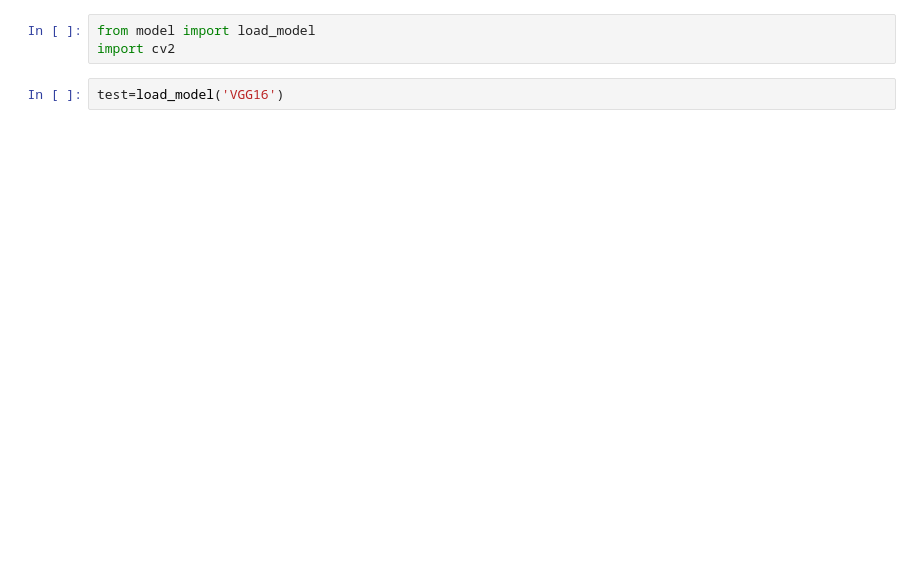
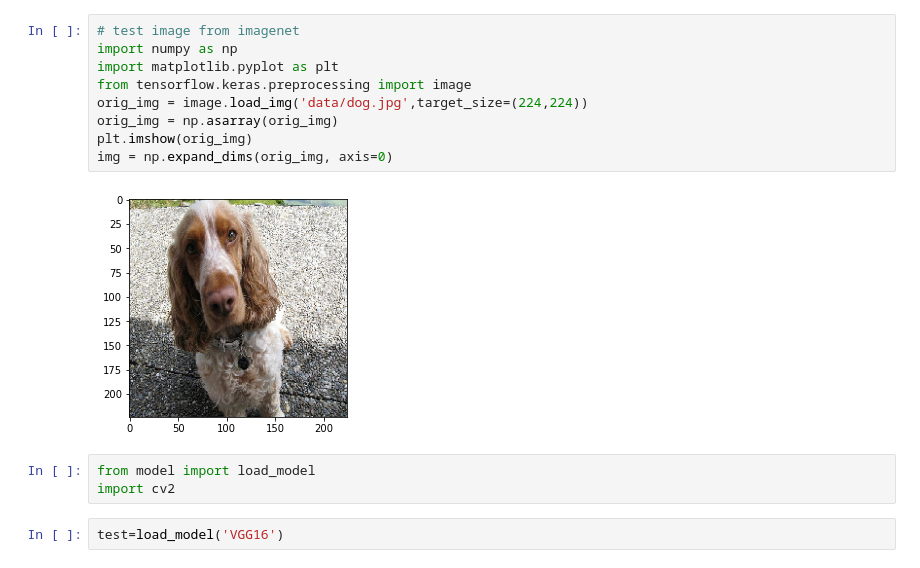
Before and after one commit to anirudhseth/Explanations-using-Grad-CAM, a Jupyter notebook: example.ipynb, the cells around one changed output. Cells and saved outputs as stored; diff of their text form; blank space fills up the shorter version.

```diff
--- a/example.ipynb
+++ b/example.ipynb
@@ -1,3 +1,14 @@
+# %%
+# test image from imagenet
+import numpy as np
+import matplotlib.pyplot as plt
+from tensorflow.keras.preprocessing import image
+orig_img = image.load_img('data/dog.jpg',target_size=(224,224))
+orig_img = np.asarray(orig_img)
+plt.imshow(orig_img)
+img = np.expand_dims(orig_img, axis=0)
+# %% [output]
+[figure, added]
 # %%
 from model import load_model
 import cv2
```
Also changed, not shown: parts of 7 cells of this notebook, 2 other files.
